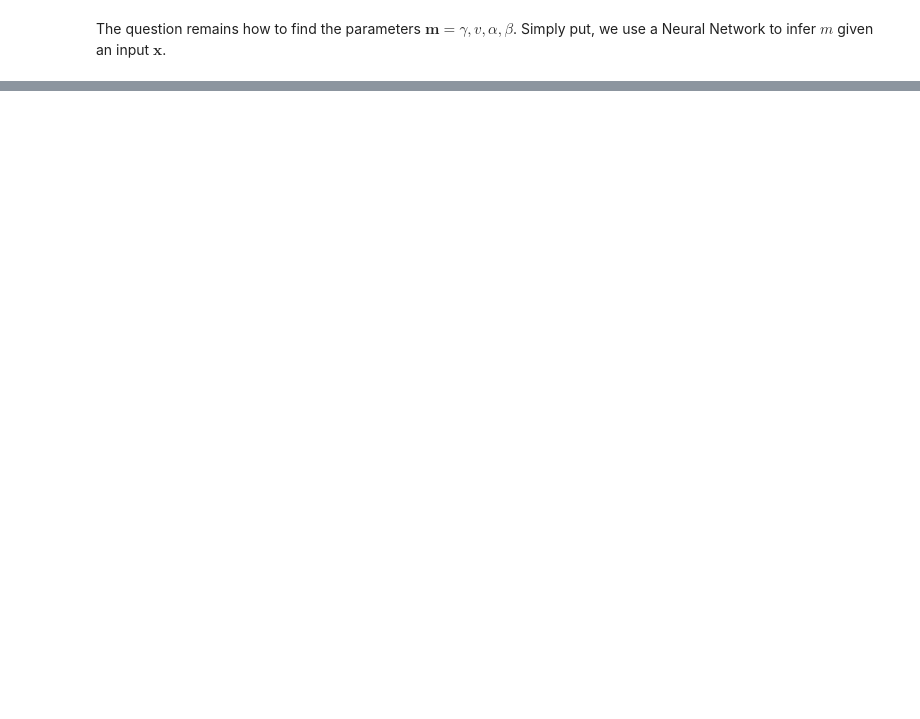
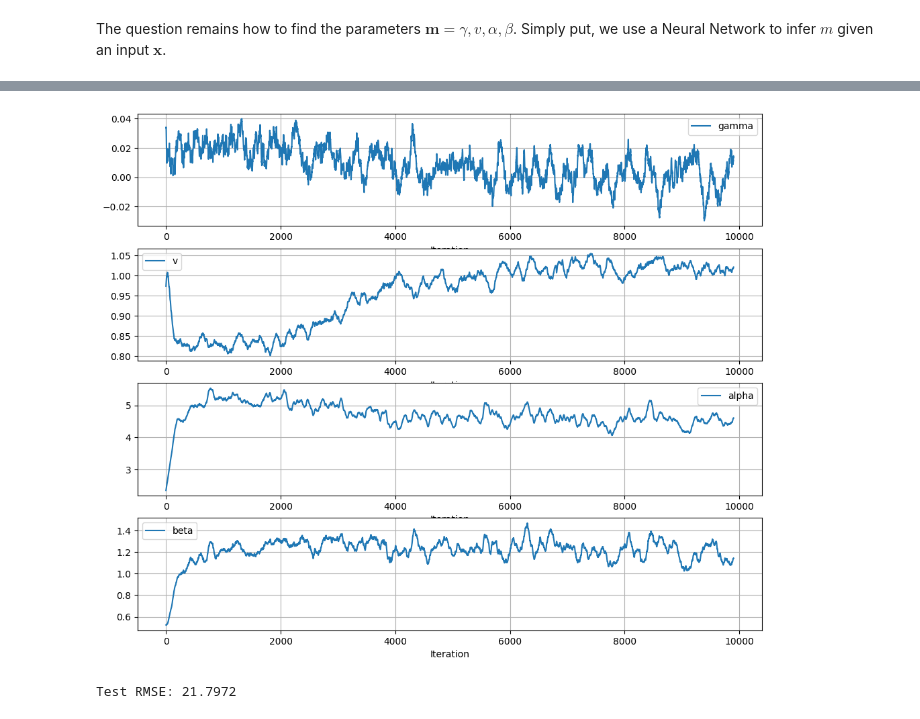
Before and after one commit to nimalu/evidential-deep-learning, a Jupyter notebook: deep-evidential-regression.ipynb, the cells around one changed output, grey strips where cells are left out. Drawn from its saved outputs; the diff is of its cells as text; code cells hidden in the pictures; blank space fills up the shorter version.

```diff
--- a/deep-evidential-regression.ipynb
+++ b/deep-evidential-regression.ipynb
@@ -375,0 +330,12 @@ ax.legend()
+# %%
+# Prepare data for PyTorch
+train_dataset = torch.utils.data.TensorDataset(
+    torch.FloatTensor(X_train.copy()), torch.FloatTensor(y_train.copy())
+)
+train_loader = torch.utils.data.DataLoader(train_dataset, batch_size=128, shuffle=True)
+train_loader_inf = iter(get_infinite_loader(train_loader))
+
+test_dataset = torch.utils.data.TensorDataset(
+    torch.FloatTensor(X_test.copy()), torch.FloatTensor(y_test.copy())
+)
+test_loader = torch.utils.data.DataLoader(test_dataset, batch_size=128, shuffle=False)
@@ -375,0 +386,16 @@ ax.legend()
+# %%
+# visualize training losses
+fig, axs = plt.subplots(3, 1, figsize=(12, 8))
+axs[0].plot(loss_history_smooth[:, 0], label="Total Loss")
+axs[1].plot(loss_history_smooth[:, 1], label="NLL Loss")
+axs[2].plot(loss_history_smooth[:, 2], label="Regularization Loss")
+for i, ax in enumerate(axs):
+    ax.grid()
+    ax.legend()
+    ax.set_xlabel("Iteration")
+    ax.set_ylim(
+        np.nanpercentile(loss_history[:, i], 0),
+        np.nanpercentile(loss_history[:, i], 50) * 1.5,
+    )
+
+fig.tight_layout()
@@ -375,0 +404,11 @@ ax.legend()
+# %%
+# visualize output evolution
+fig, axs = plt.subplots(4, 1, figsize=(12, 10))
+output_names = ["gamma", "v", "alpha", "beta"]
+for i, ax in enumerate(axs):
+    ax.plot(mean_outputs_smooth[:, i], label=output_names[i])
+    ax.grid()
+    ax.legend()
+    ax.set_xlabel("Iteration")
+# %% [output]
+[figure, added]
@@ -375,0 +422,11 @@ ax.legend()
+# %%
+# rmse on test set
+model.eval()
+outputs = model(torch.FloatTensor(X_test)).detach().cpu().numpy()
+gamma, v, alpha, beta = outputs[:, 0], outputs[:, 1], outputs[:, 2], outputs[:, 3]
+gamma, v, alpha, beta = unnormalize_output(gamma, v, alpha, beta, y_mean, y_std)
+y_pred = compute_prediction(gamma, v, alpha, beta)
+rmse = np.sqrt(np.mean((y_pred - y_test) ** 2))
+print(f"Test RMSE: {rmse:.4f}")
+# %% [output]
+Test RMSE: 21.7972
```
Also changed, not shown: parts of 32 cells of this notebook.
